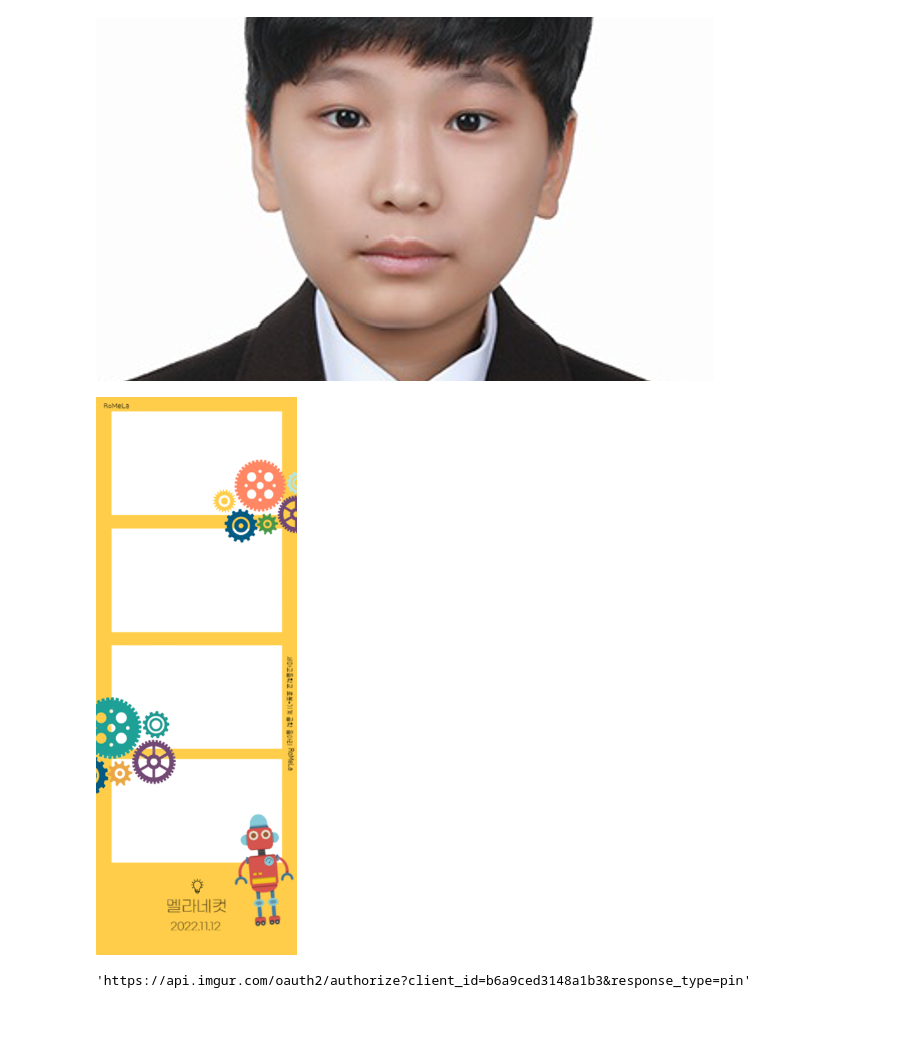
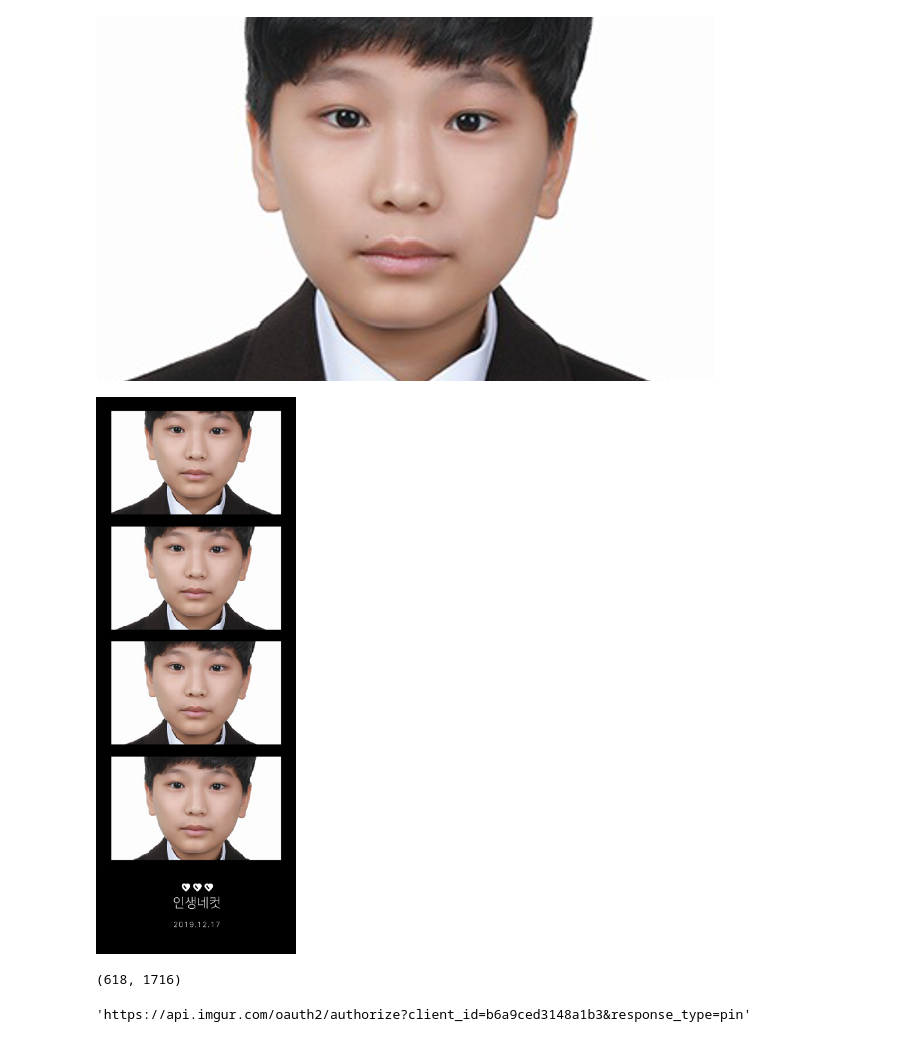
Before and after one commit to yoonhero/semsem, a Jupyter notebook: caricature/test.ipynb, the cells around one changed output. Cells and saved outputs as stored; diff of their text form; code cells hidden in the pictures.

```diff
--- a/caricature/test.ipynb
+++ b/caricature/test.ipynb
@@ -65,14 +65,58 @@ crop_area
 sample.crop(crop_area)
 # %% [output]
 [figure]
+# %%
+from PIL import Image
+
+def resize_image_fit_frame(image, target_width):
+    w, h = image.size
+
+    new_height = int(target_width / w * h)
+
+    new_size = (target_width, new_height)
+
+    image = image.resize(new_size, resample=Image.Resampling.NEAREST)
+
+    crop_area = (0, new_height/2-365/2,618, new_height/2+365/2)
+
+    image = image.crop(crop_area)
+
+    return image
+
+
+def image_frame(imgs):
+    background = Image.open("./restapi/app/frame.png")
+    w, original_h = background.size
+    # w, h = (618, 365)
+    h = original_h / 4.7
+
+    grid = Image.new("RGB", size=(w, original_h))
+
+    for i, img in enumerate(imgs):
+        resized_img = resize_image_fit_frame(img, w)
+        grid.paste(resized_img, box=(0, int(i*h)))
+
+
+    grid.paste(background, (0, 0), background)
+
+    return grid
+
+
+t_img = Image.open("test_img.JPG")
+images = [t_img, t_img, t_img, t_img]
+f = image_frame(images)
+
+f
+# %% [output]
+[figure, added]
 # %%
 from PIL import Image
 
 frame = Image.open("./restapi/app/romela_frame.png")
 
-frame
+frame.size
 # %% [output]
-[figure, removed]
+(618, 1716)
 # %%
 from imgurpython import ImgurClient
 from datetime import datetime
```
Also changed, not shown: parts of 4 cells of this notebook, 12 other files.
